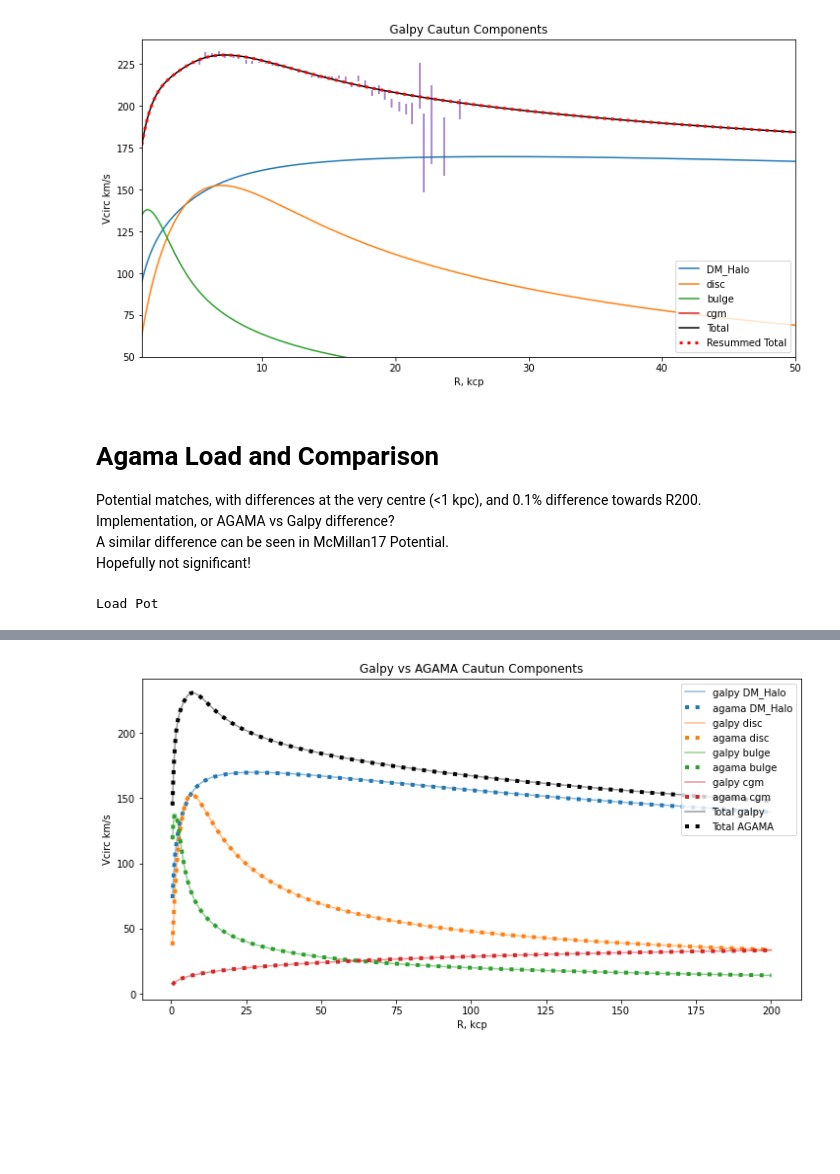
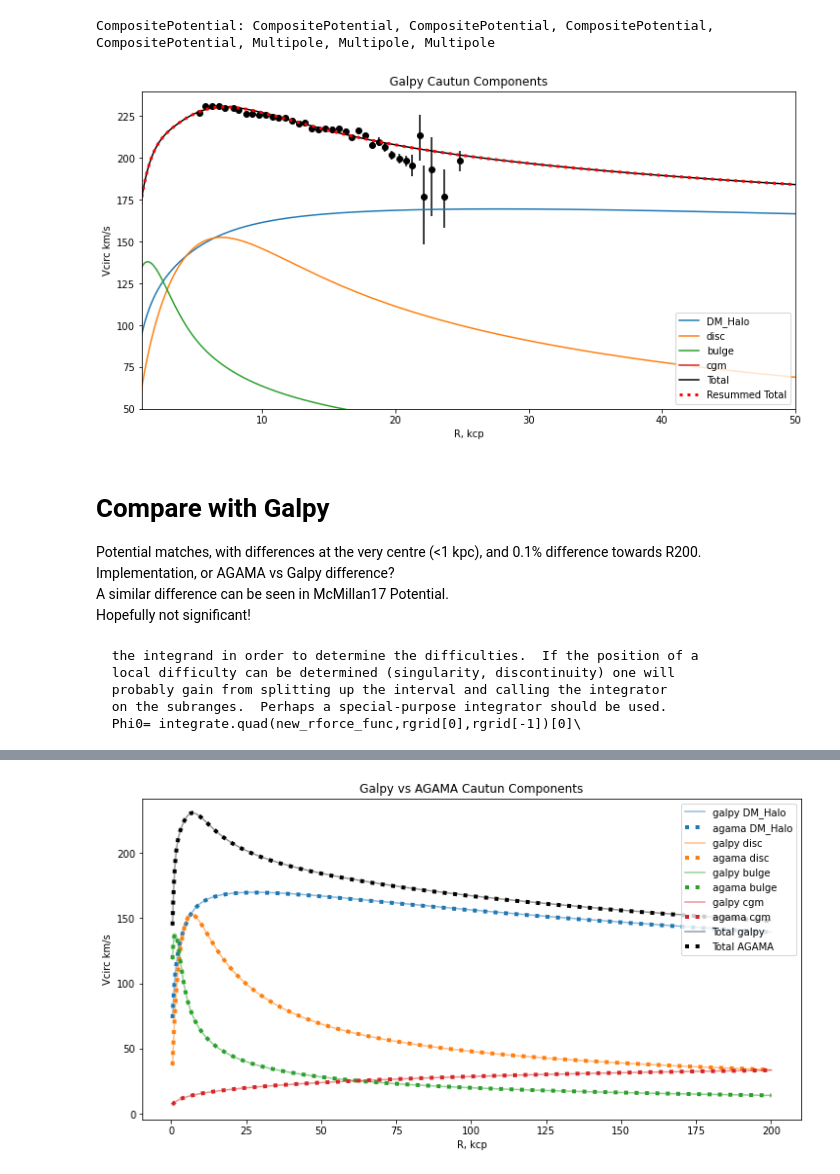
Before and after one commit to TomCallingham/Agama_Cautun_Contraction, a Jupyter notebook: Cautun_Agama-Test.ipynb, the cells around one changed output, grey strips where cells are left out. Cells and saved outputs as stored; diff of their text form; code cells hidden in the pictures; blank space fills up the shorter version.

```diff
--- a/Cautun_Agama-Test.ipynb
+++ b/Cautun_Agama-Test.ipynb
@@ -31,0 +9,15 @@ Pots= list(g_vc.keys())
+# %%
+from Cautun20 import C20_pot as a_C20
+ini_C20 = agama.Potential('Cautun20.ini')
+#Load from py or from ini file. Note ini file combines cgm and bulge as single spheroid potential, py gives seperate
+a_M17 = agama.Potential("McMillan17.ini")
+a_PW19 = agama.Potential("PriceWhelan19.ini")
+a_MW14 = agama.Potential("MWPotential2014.ini")
+
+def a_vcirc(pot,R):
+    vc = np.sqrt(-R*pot.force(np.stack((R,np.zeros_like(R), np.zeros_like(R))).transpose())[:,0])
+
+    return vc
+
+def a_pot_R(pot,R):
+    return pot.potential(np.stack((R,np.zeros_like(R), np.zeros_like(R))).transpose())
@@ -32,3 +26,10 @@ Pots= list(g_vc.keys())
+# %%
+nR = 1000
+R_space = np.geomspace(0.5, 200, nR)
+
+a_Pots = {'C20':a_C20, 'M17':a_M17, 'PW19':a_PW19, 'MW14':a_MW14, 'ini_C20':ini_C20}
+pots = list(a_Pots.keys())
+a_vc = {p:a_vcirc(a_Pots[p], R_space) for p in pots}
 # %%
 
 MWVCircData=np.loadtxt('Eilers19_Vcirc.txt')
@@ -60,35 +60,41 @@ g_C20_vc_seperate = { com: vcirc(g_C20_seperate[com],R=R_space/g_C20[0]._ro, use
+# %%
+components = ['DM_Halo','disc', 'bulge','cgm']
+individual_components = ['thin','thick','HI','H2', 'bulge', 'cgm', 'DM_Halo']
+print(a_C20)
+a_C20_seperate = {com: a_C20[i] for (i,com) in enumerate(individual_components)}
+a_C20_seperate['disc'] = agama.Potential(a_C20_seperate['thin'],a_C20_seperate['thick']
+                                          ,a_C20_seperate['HI'],a_C20_seperate['H2'])
+
+a_C20_vc_seperate = { com: a_vcirc(a_C20_seperate[com],R_space)
+                     for com in components}
+# %% [output]
+CompositePotential: CompositePotential, CompositePotential, CompositePotential, CompositePotential, Multipole, Multipole, Multipole
 # %%
 
 plt.figure(figsize=(12,6))
-total_vc = np.zeros_like(g_vc_C20**2)
+total_vc = np.zeros_like(a_vc['C20']**2)
 for com in components:
-    plt.plot(R_space, g_C20_vc_seperate[com], label=com)
-    total_vc = total_vc  + (g_C20_vc_seperate[com]**2)
+    plt.plot(R_space, a_C20_vc_seperate[com], label=com)
+    total_vc = total_vc  + (a_C20_vc_seperate[com]**2)
 total_vc = np.sqrt(total_vc)
 
-plt.plot(R_space, g_vc_C20, label='Total', c='k')
+plt.plot(R_space, a_vc['C20'], label='Total', c='k')
 plt.plot(R_space, total_vc, label='Resummed Total', c='red', ls = ':', linewidth=3)
 
 plt.ylim([50, 240])
-plt.errorbar(vdata_r, vdata_vc, yerr=[vdata_vc_u, vdata_vc_l], ls = 'none')
-# plt.scatter(vdata_r, vdata_vc,c='black')
+plt.errorbar(vdata_r, vdata_vc, yerr=[vdata_vc_u, vdata_vc_l], ls = 'none', c='black')
+plt.scatter(vdata_r, vdata_vc,c='black')
 plt.xlim([1, 50])
 plt.xlabel('R, kcp')
 plt.ylabel('Vcirc km/s')
 plt.title('Galpy Cautun Components')
 plt.legend()
 plt.show()
 # %% [output]
-[figure, old version]
+[figure, new version]
 # %% [markdown]
-# Agama Load and Comparison
+# Compare with Galpy
 Potential matches, with differences at the very centre (<1 kpc), and 0.1% difference towards R200.
 Implementation, or AGAMA vs Galpy difference?
 A similar difference can be seen in McMillan17 Potential.
 Hopefully not significant!
-# %%
-from Cautun20 import C20_pot as a_C20
-ini_C20 = agama.Potential('Cautun20.ini')
-#Load from py or from ini file. Note ini file combines cgm and bulge as single spheroid potential, py gives seperate
-# %% [output]
-Load Pot
@@ -112,0 +101,12 @@ a_C20_vc_seperate = { com: a_vcirc(a_C20_seperate[com],R_space)
+# %%
+from galpy.potential.Cautun20 import Cautun20 as g_C20
+from galpy.potential.mwpotentials import McMillan17 as g_M17
+from galpy.potential import vcirc
+g_vc_C20 = vcirc(g_C20,R=R_space/g_C20[0]._ro, use_physical=True)
+g_vc_M17 = vcirc(g_M17,R=R_space/g_M17[0]._ro, use_physical=True)
+# %% [output]
+  the integrand in order to determine the difficulties.  If the position of a
+  local difficulty can be determined (singularity, discontinuity) one will
+  probably gain from splitting up the interval and calling the integrator
+  on the subranges.  Perhaps a special-purpose integrator should be used.
+  Phi0= integrate.quad(new_rforce_func,rgrid[0],rgrid[-1])[0]\
```
Also changed, not shown: parts of 18 cells of this notebook, 3 other files.
